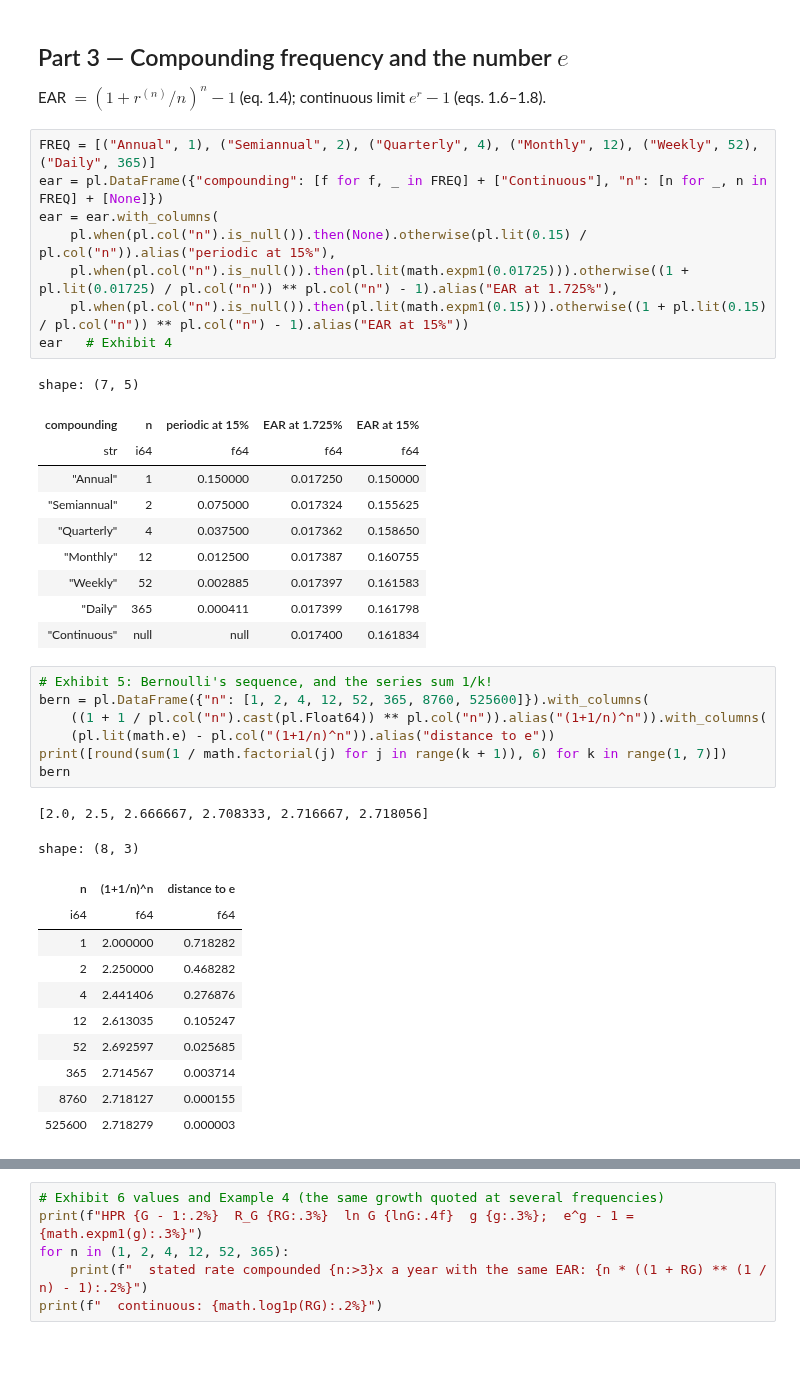
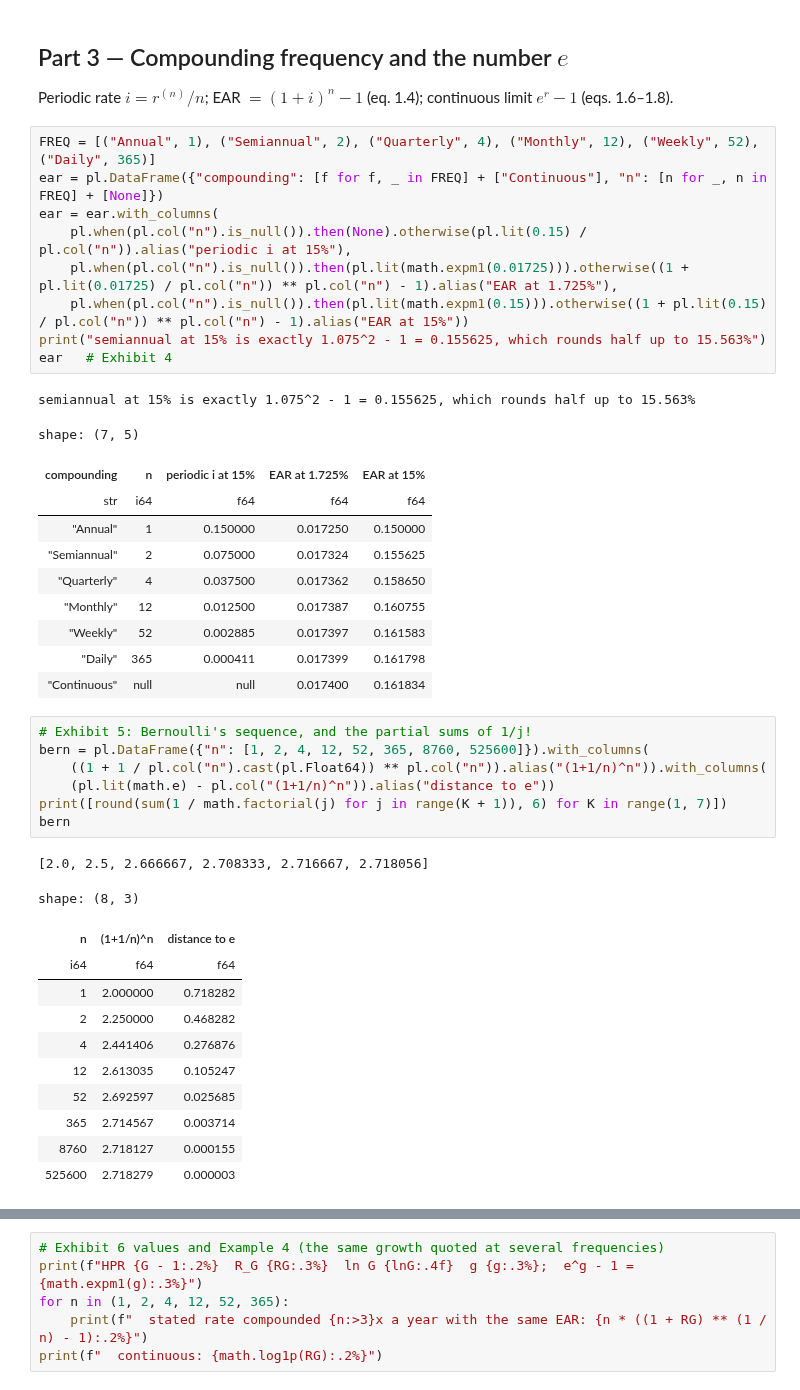
Before and after one commit to Benjamin-Teng/Quant-math-for-beginner, a Jupyter notebook: labs/LM01_lab/LM01_lab.ipynb, the cells around one changed output, grey strips where cells are left out. Drawn from its saved outputs; the diff is of its cells as text; blank space fills up the shorter version.

```diff
--- a/labs/LM01_lab/LM01_lab.ipynb
+++ b/labs/LM01_lab/LM01_lab.ipynb
@@ -153,18 +163,20 @@ plt.tight_layout(); plt.show()
 # %% [markdown]
 ## Part 3 — Compounding frequency and the number $e$
 
-EAR $=(1+r^{(n)}/n)^n-1$ (eq. 1.4); continuous limit $e^r-1$ (eqs. 1.6–1.8).
+Periodic rate $i=r^{(n)}/n$; EAR $=(1+i)^n-1$ (eq. 1.4); continuous limit $e^r-1$ (eqs. 1.6–1.8).
 # %%
 FREQ = [("Annual", 1), ("Semiannual", 2), ("Quarterly", 4), ("Monthly", 12), ("Weekly", 52), ("Daily", 365)]
 ear = pl.DataFrame({"compounding": [f for f, _ in FREQ] + ["Continuous"], "n": [n for _, n in FREQ] + [None]})
 ear = ear.with_columns(
-    pl.when(pl.col("n").is_null()).then(None).otherwise(pl.lit(0.15) / pl.col("n")).alias("periodic at 15%"),
+    pl.when(pl.col("n").is_null()).then(None).otherwise(pl.lit(0.15) / pl.col("n")).alias("periodic i at 15%"),
     pl.when(pl.col("n").is_null()).then(pl.lit(math.expm1(0.01725))).otherwise((1 + pl.lit(0.01725) / pl.col("n")) ** pl.col("n") - 1).alias("EAR at 1.725%"),
     pl.when(pl.col("n").is_null()).then(pl.lit(math.expm1(0.15))).otherwise((1 + pl.lit(0.15) / pl.col("n")) ** pl.col("n") - 1).alias("EAR at 15%"))
+print("semiannual at 15% is exactly 1.075^2 - 1 = 0.155625, which rounds half up to 15.563%")
 ear   # Exhibit 4
 # %% [output]
-shape: (7, 5)
+semiannual at 15% is exactly 1.075^2 - 1 = 0.155625, which rounds half up to 15.563%
+shape: (7, 5)
-| compounding | n | periodic at 15% | EAR at 1.725% | EAR at 15% |
+| compounding | n | periodic i at 15% | EAR at 1.725% | EAR at 15% |
 | str | i64 | f64 | f64 | f64 |
 | "Annual" | 1 | 0.150000 | 0.017250 | 0.150000 |
 | "Semiannual" | 2 | 0.075000 | 0.017324 | 0.155625 |
@@ -174,11 +186,11 @@ shape: (7, 5)
 | "Daily" | 365 | 0.000411 | 0.017399 | 0.161798 |
 | "Continuous" | null | null | 0.017400 | 0.161834 |
 # %%
-# Exhibit 5: Bernoulli's sequence, and the series sum 1/k!
+# Exhibit 5: Bernoulli's sequence, and the partial sums of 1/j!
 bern = pl.DataFrame({"n": [1, 2, 4, 12, 52, 365, 8760, 525600]}).with_columns(
     ((1 + 1 / pl.col("n").cast(pl.Float64)) ** pl.col("n")).alias("(1+1/n)^n")).with_columns(
     (pl.lit(math.e) - pl.col("(1+1/n)^n")).alias("distance to e"))
-print([round(sum(1 / math.factorial(j) for j in range(k + 1)), 6) for k in range(1, 7)])
+print([round(sum(1 / math.factorial(j) for j in range(K + 1)), 6) for K in range(1, 7)])
 bern
 # %% [output]
 [2.0, 2.5, 2.666667, 2.708333, 2.716667, 2.718056]
```
Also changed, not shown: parts of 25 cells of this notebook, 19 other files.
